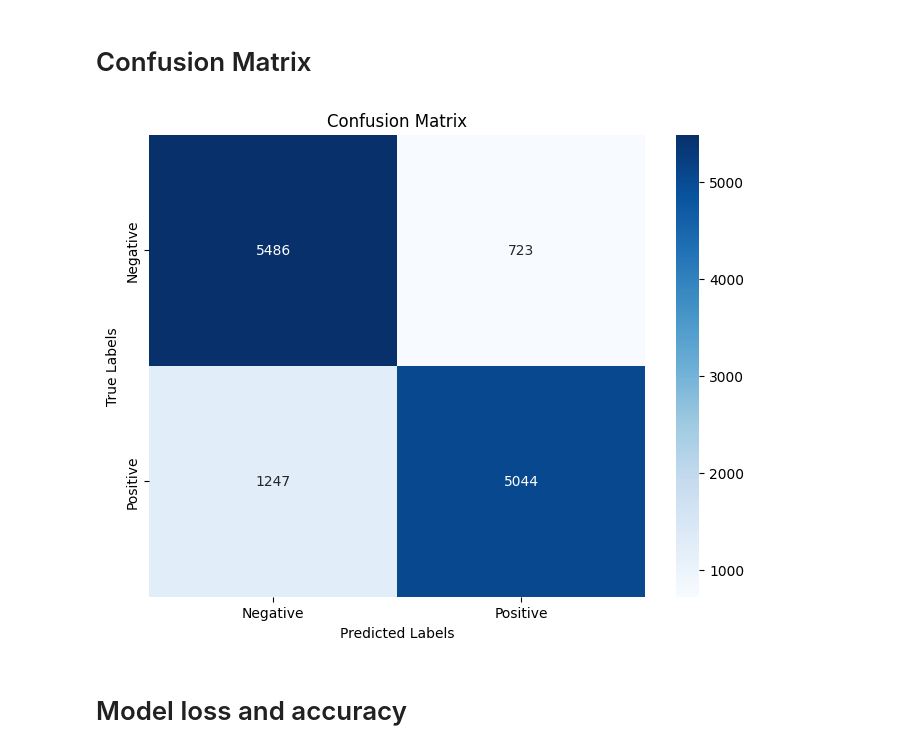
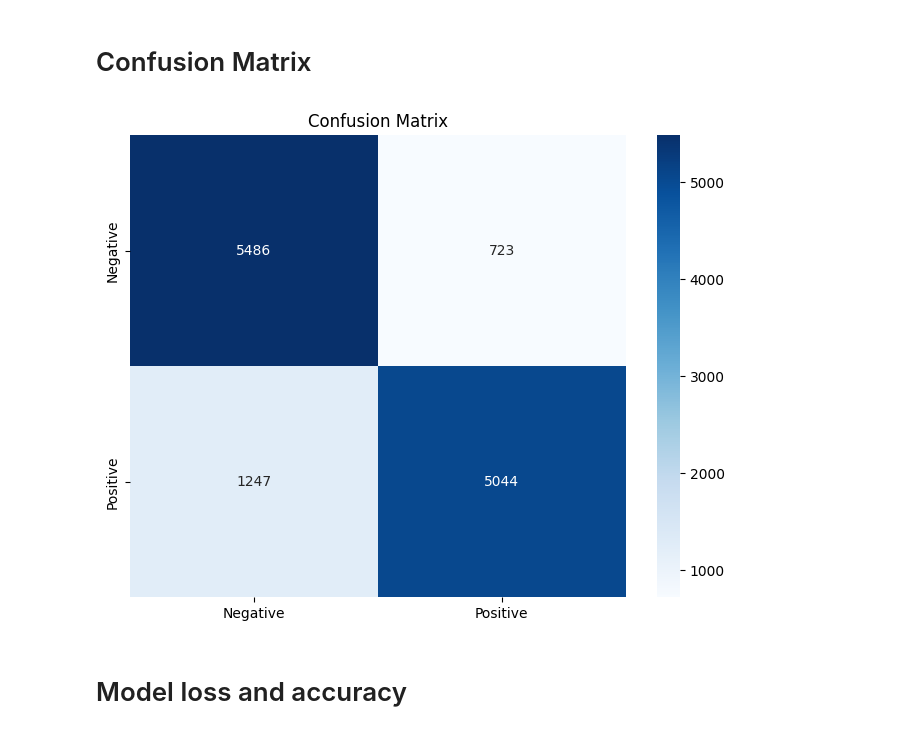
Before and after one commit to rakibulhaque9954/sentiment-analysis-imdb, a Jupyter notebook: LSTM_sentiment_analysis_imdb_rnn.ipynb, the cells around one changed output. Saved outputs shown, nothing was run; the diff lists cells and outputs as text; code cells hidden in the pictures.

```diff
--- a/LSTM_sentiment_analysis_imdb_rnn.ipynb
+++ b/LSTM_sentiment_analysis_imdb_rnn.ipynb
@@ -284,19 +284,17 @@ predicted_labels = np.array(predicted_labels)
 # %%
 from sklearn.metrics import confusion_matrix
 import seaborn as sns
 
 # Create the confusion matrix
 confusion = confusion_matrix(true_labels, predicted_labels)
 
 # Plot the confusion matrix
 plt.figure(figsize=(8, 6))
 sns.heatmap(confusion, annot=True, fmt="d", cmap="Blues", xticklabels=["Negative", "Positive"], yticklabels=["Negative", "Positive"])
-plt.xlabel("Predicted Labels")
-plt.ylabel("True Labels")
 plt.title("Confusion Matrix")
 plt.show()
 # %% [output]
-[figure, old version]
+[figure, new version]
 # %% [markdown]
 # Model loss and accuracy
 # %%
```
